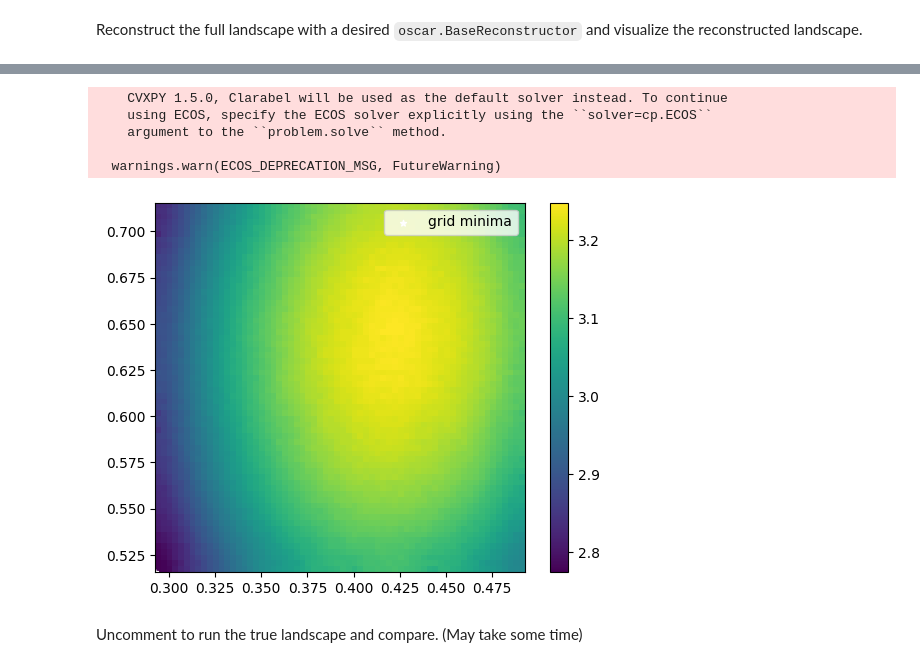
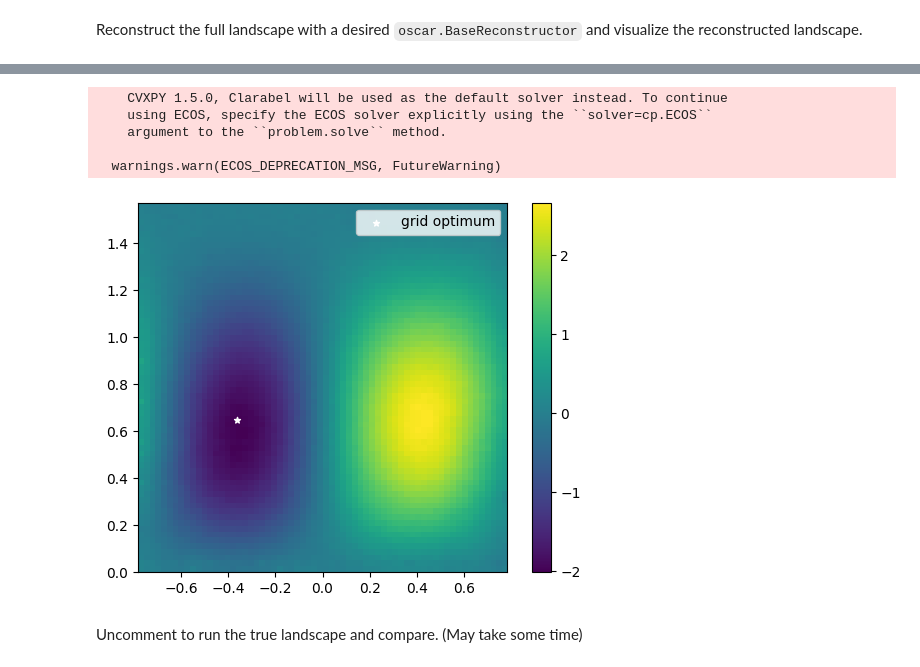
Before and after one commit to QUEST-UWMadison/OSCAR, a Jupyter notebook: notebooks/get_started.ipynb, the cells around one changed output, grey strips where cells are left out. Drawn from its saved outputs; the diff is of its cells as text; code cells hidden in the pictures.

```diff
--- a/notebooks/get_started.ipynb
+++ b/notebooks/get_started.ipynb
@@ -15,10 +15,7 @@ from oscar import Landscape
 from math import pi
 
 resolution = [64, 64]
-# bounds = [(-pi / 4, pi / 4), (-pi / 2, pi / 2)]
-# bounds = [(pi / 8 - 0.1, pi / 8 + 0.1), (pi / 4 - 0.2, pi / 4 + 0.2)]
-beta, gamma = 0.3926720292, 1.2310672582 / 2
-bounds = [(beta - 0.1, beta + 0.1), (gamma - 0.1, gamma + 0.1)]
+bounds = [(-pi / 4, pi / 4), (0, pi / 2)]
 landscape = Landscape(resolution, bounds)
 # %% [markdown]
 ### Executor
@@ -111,15 +86,16 @@ figure = plot_2d_landscape(landscape)
-# %%
-from oscar import BPDNReconstructor, plot_2d_landscape, BPReconstructor, TenevaReconstructor
-
-landscape.reconstruct(BPReconstructor(solver = None)) # choose and config a desired cvxpy solver
-figure = plot_2d_landscape(landscape)
-# %% [output]
-    CVXPY 1.5.0, Clarabel will be used as the default solver instead. To continue
-    using ECOS, specify the ECOS solver explicitly using the ``solver=cp.ECOS``
-    argument to the ``problem.solve`` method.
-
-  warnings.warn(ECOS_DEPRECATION_MSG, FutureWarning)
-[figure, removed]
+# %%
+from oscar import CSReconstructor, plot_2d_landscape
+
+reconstructor = CSReconstructor()
+landscape.reconstruct(reconstructor)
+figure = plot_2d_landscape(landscape)
+# %% [output]
+    CVXPY 1.5.0, Clarabel will be used as the default solver instead. To continue
+    using ECOS, specify the ECOS solver explicitly using the ``solver=cp.ECOS``
+    argument to the ``problem.solve`` method.
+
+  warnings.warn(ECOS_DEPRECATION_MSG, FutureWarning)
+[figure, added]
 # %% [markdown]
 Uncomment to run the true landscape and compare. (May take some time)
 # %%
```
Also changed, not shown: parts of 9 cells of this notebook.
